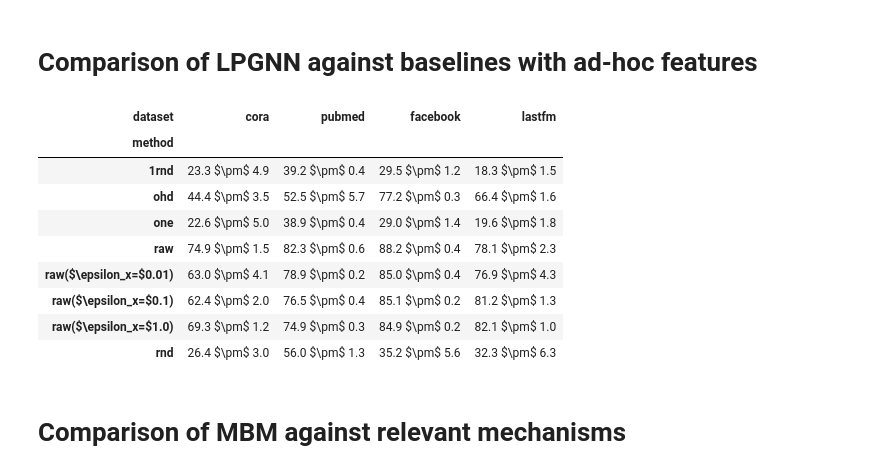
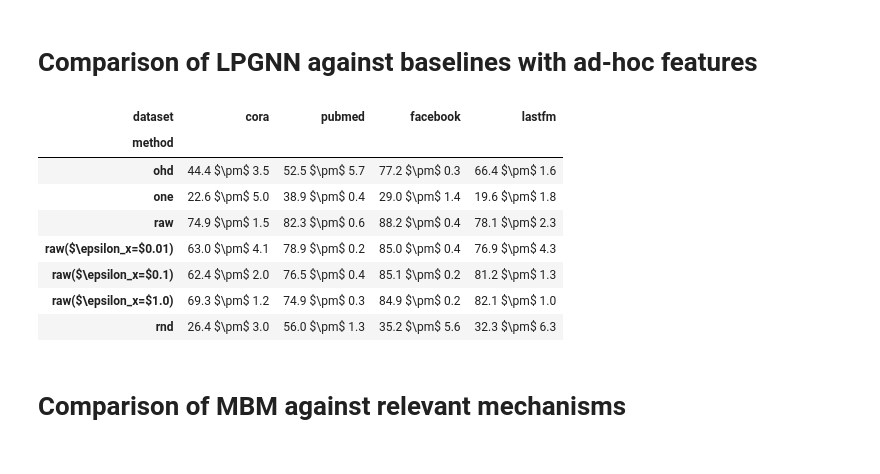
Before and after one commit to sisaman/LPGNN, a Jupyter notebook: results.ipynb, the cells around one changed output. Saved outputs shown, nothing was run; the diff lists cells and outputs as text; code cells hidden in the pictures.

```diff
--- a/results.ipynb
+++ b/results.ipynb
@@ -10,6 +9,11 @@ sns.despine()
 sns.set_context("talk")
 # %% [output]
 <Figure size 432x288 with 0 Axes>
+# %%
+def confidence_interval(data, func=np.mean, size=1000, ci=95, seed=12345):
+    bs_replicates = sns.algorithms.bootstrap(data, func=func, n_boot=size, seed=seed)
+    bounds = sns.utils.ci(bs_replicates, ci)
+    return (bounds[1] - bounds[0]) / 2
 # %%
 def sort_key(row):
     keys = {
@@ -21,8 +25,34 @@ def sort_key(row):
     return row.replace(keys)
 
 
+def aggregate_results():
+    list_csv = [os.path.join('results/', file) for file in os.listdir('results/') if file.endswith('.csv')]
+    columns = ['Name', 'dataset', 'model', 'feature', 'mechanism', 'x_eps', 'y_eps', 'x_steps', 'y_steps',
+               'forward_correction', 'test/acc']
+    df = pd.DataFrame()
+
+    for csv_file in tqdm(list_csv):
+        df_csv = pd.read_csv(
+            csv_file,
+            usecols=columns,
+        )
+        df = df.append(df_csv, ignore_index=True)
+
+    df = df.groupby(list(set(columns) - set(['test/acc'])))[['test/acc']].agg(
+        mean=('test/acc', 'mean'),
+        ci=('test/acc', confidence_interval)
+    ).reset_index().rename(
+        columns=lambda name: f'test/acc_{name}' if name in ['mean', 'ci'] else name
+    ).set_index('Name')
+
+    df.to_csv('results/data.csv')
+    return df
+
 def read_logs(best_steps=False, **params):
-    df = pd.read_csv('results/data.csv', index_col='Name')
+    try:
+        df = pd.read_csv('results/data.csv', index_col='Name')
+    except FileNotFoundError:
+        df = aggregate_results()
 
     if params:
         condition = True
@@ -101,26 +131,25 @@ export_figure(path='figures/xyeps', df=df, x='x_eps', y='test/acc_mean', hue='y_
 # %%
 df = read_logs(
     model='sage',
-    feature=['raw', 'rnd', '1rnd', 'one', 'ohd'],
+    feature=['raw', 'rnd', 'one', 'ohd'],
     mechanism='mbm',
     x_eps=[0.01, 0.1, 1,np.inf],
     y_eps=[1],
     forward_correction=True,
     best_steps=True
 )
 
 df['test/acc'] = df[['test/acc_mean', 'test/acc_ci']].apply(
     lambda row: '%.1f $\pm$ %.1f' % (row['test/acc_mean'], row['test/acc_ci']), axis=1
 )
 df['method'] = df[['feature', 'x_eps']].apply(
     lambda row: row['feature'] + (f"($\epsilon_x=${row['x_eps']})" if not np.isinf(row['x_eps']) else ''), axis=1
 )
 df = df.pivot(index='dataset', columns=['method'], values=['test/acc']).T.droplevel(0).iloc[:,[0,3,1,2]]
 df
 # %% [output]
 | dataset | cora | pubmed | facebook | lastfm |
 | method |  |  |  |  |
-| 1rnd | 23.3 $\pm$ 4.9 | 39.2 $\pm$ 0.4 | 29.5 $\pm$ 1.2 | 18.3 $\pm$ 1.5 |
 | ohd | 44.4 $\pm$ 3.5 | 52.5 $\pm$ 5.7 | 77.2 $\pm$ 0.3 | 66.4 $\pm$ 1.6 |
 | one | 22.6 $\pm$ 5.0 | 38.9 $\pm$ 0.4 | 29.0 $\pm$ 1.4 | 19.6 $\pm$ 1.8 |
 | raw | 74.9 $\pm$ 1.5 | 82.3 $\pm$ 0.6 | 88.2 $\pm$ 0.4 | 78.1 $\pm$ 2.3 |
```
Also changed, not shown: parts of 2 cells of this notebook.
